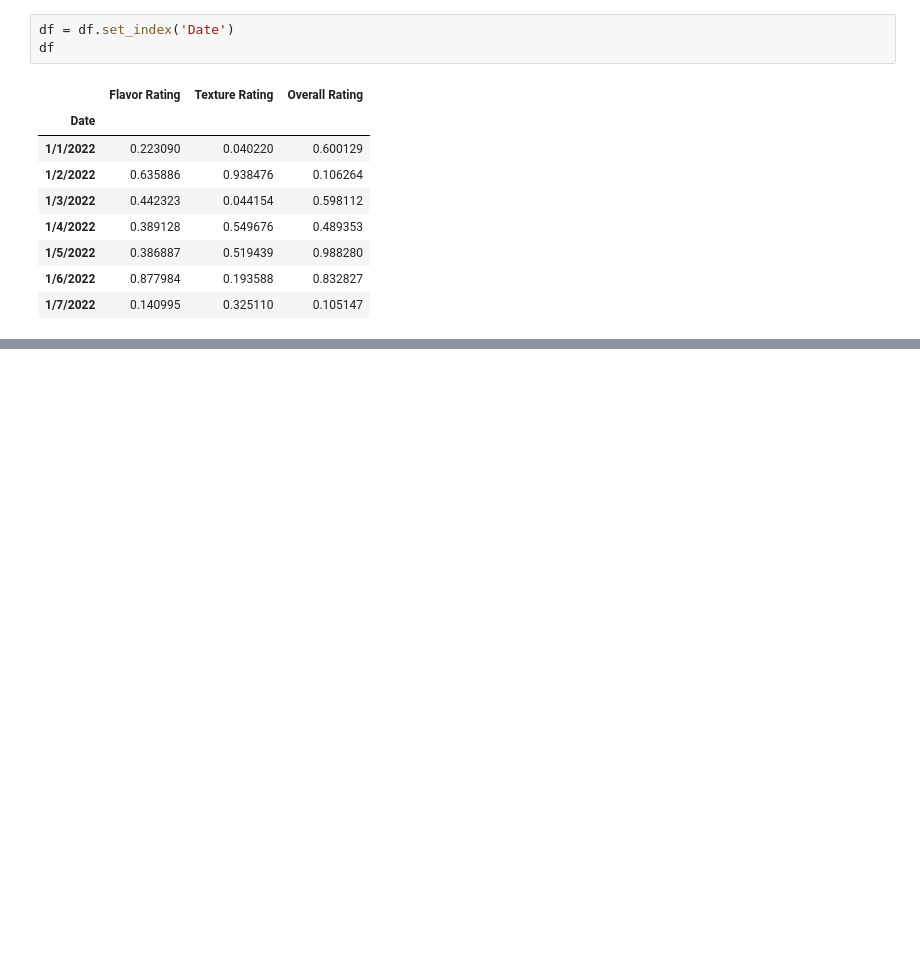
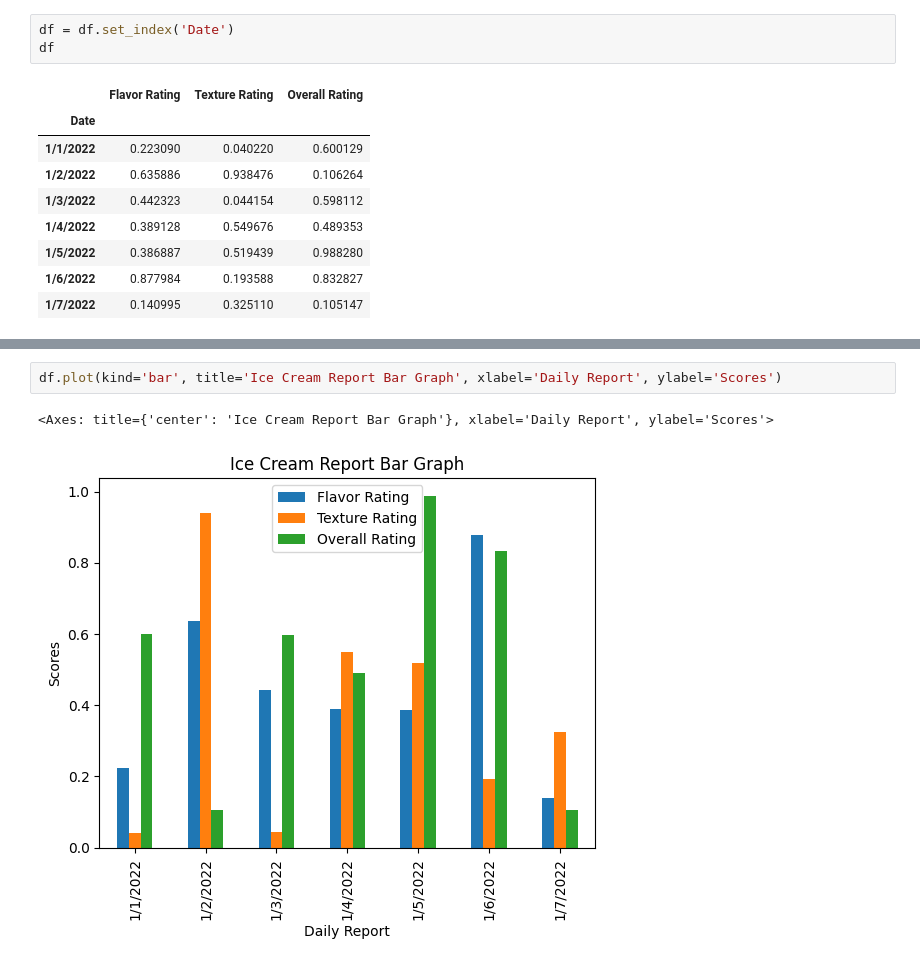
Before and after one commit to itspriyambhattacharya/pandas_learning, a Jupyter notebook: phase6_data_cleaning.ipynb, the cells around one changed output, grey strips where cells are left out. Drawn from its saved outputs; the diff is of its cells as text; blank space fills up the shorter version.

```diff
--- a/phase6_data_cleaning.ipynb
+++ b/phase6_data_cleaning.ipynb
@@ -31,0 +42,5 @@ df
+# %%
+df.plot(kind='bar', title='Ice Cream Report Bar Graph', xlabel='Daily Report', ylabel='Scores')
+# %% [output]
+<Axes: title={'center': 'Ice Cream Report Bar Graph'}, xlabel='Daily Report', ylabel='Scores'>
+[figure, added]
```
Also changed, not shown: parts of 3 cells of this notebook.
